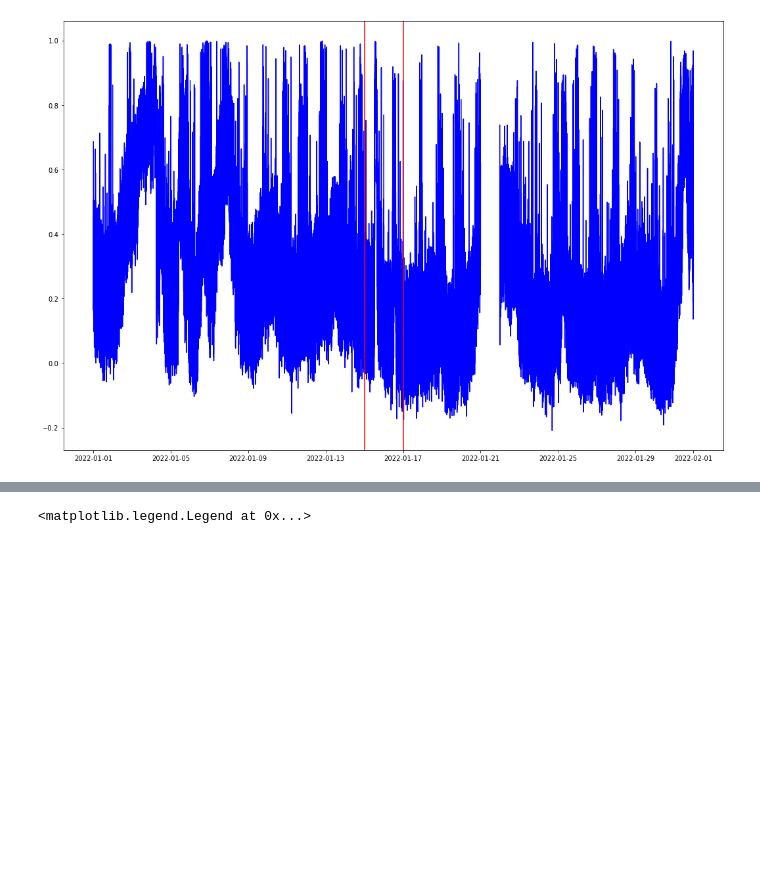
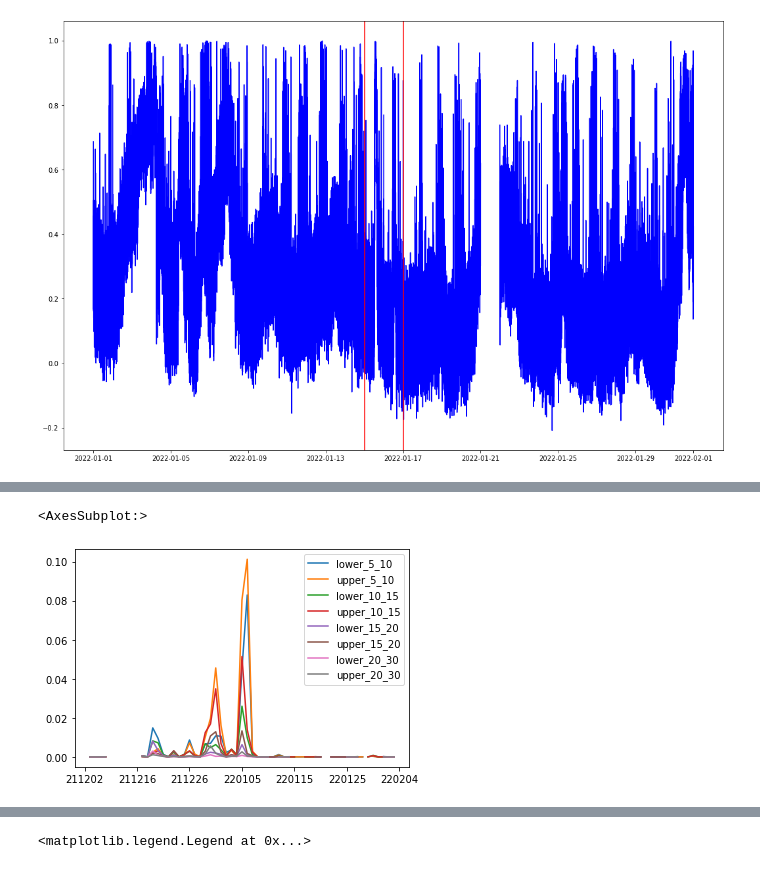
Before and after one commit to ZachHoppinen/infrasound-snow-attenuation, a Jupyter notebook: src/analysis/correlation_power.ipynb, the cells around one changed output, grey strips where cells are left out. Saved outputs shown, nothing was run; the diff lists cells and outputs as text; code cells hidden in the pictures; blank space fills up the shorter version.

```diff
--- a/src/analysis/correlation_power.ipynb
+++ b/src/analysis/correlation_power.ipynb
@@ -155,0 +196,46 @@ axes.axvline(x = pd.to_datetime('2022-01-17'), c = 'red')
+# %%
+window_seconds = 10
+ac_calib = 8.2928e-05
+order = 6
+low_corner = 5
+upper_corner = 20
+sps = 200
+freq_range = [(5,10),(10,15),(15,20),(20,30)]
+
+
+res = pd.DataFrame(index = r)
+for d in tqdm(r, unit = 'days'):
+    for freq in freq_range:
+        st = obspy.Stream()
+        for i, f in enumerate(glob(os.path.join(in_dir, f'c0be4{d}*'), recursive= True)):
+            st += obspy.read(os.path.join(f))
+            st.detrend("constant")
+        tr1 = st.select(channel = 'p0')[0]
+        arr1 = tr1.data * ac_calib
+        tr2 = st.select(channel = 'p2')[0]
+        arr2 = tr2.data * ac_calib
+
+        arr1 = butter_bandpass_filter(arr1, freq[0], freq[1], sps, order= order)
+        arr2 = butter_bandpass_filter(arr2, freq[0], freq[1], sps, order= order)
+
+        wind = window_seconds*sps #seconds of window
+        if int(len(arr1)/wind) == len(arr1)/wind:
+
+            arr1_reshape = np.reshape(arr1, (int(wind),int(len(arr1)/wind)), 'F')
+            arr2_reshape = np.reshape(arr2, (int(wind),int(len(arr2)/wind)), 'F')
+
+            # now compute Pearson
+            xcorr0lag = np.sum(arr1_reshape*arr2_reshape, axis = 0)
+            normalization = np.sqrt(np.sum(arr1_reshape**2, axis = 0)*np.sum(arr2_reshape**2, axis = 0))
+            Pcoeff = xcorr0lag/normalization
+
+            arr1_mean = np.mean(np.square(arr1_reshape.T[Pcoeff>0.5]))
+            arr2_mean = np.mean(np.square(arr2_reshape.T[Pcoeff>0.5]))
+
+            res.loc[d, f'lower_{freq[0]}_{freq[1]}'] = arr1_mean
+            res.loc[d, f'upper_{freq[0]}_{freq[1]}'] = arr2_mean
+# %%
+res.plot()
+# %% [output]
+<AxesSubplot:>
+[figure, added]
```
Also changed, not shown: parts of 11 cells of this notebook, 3 other files.
